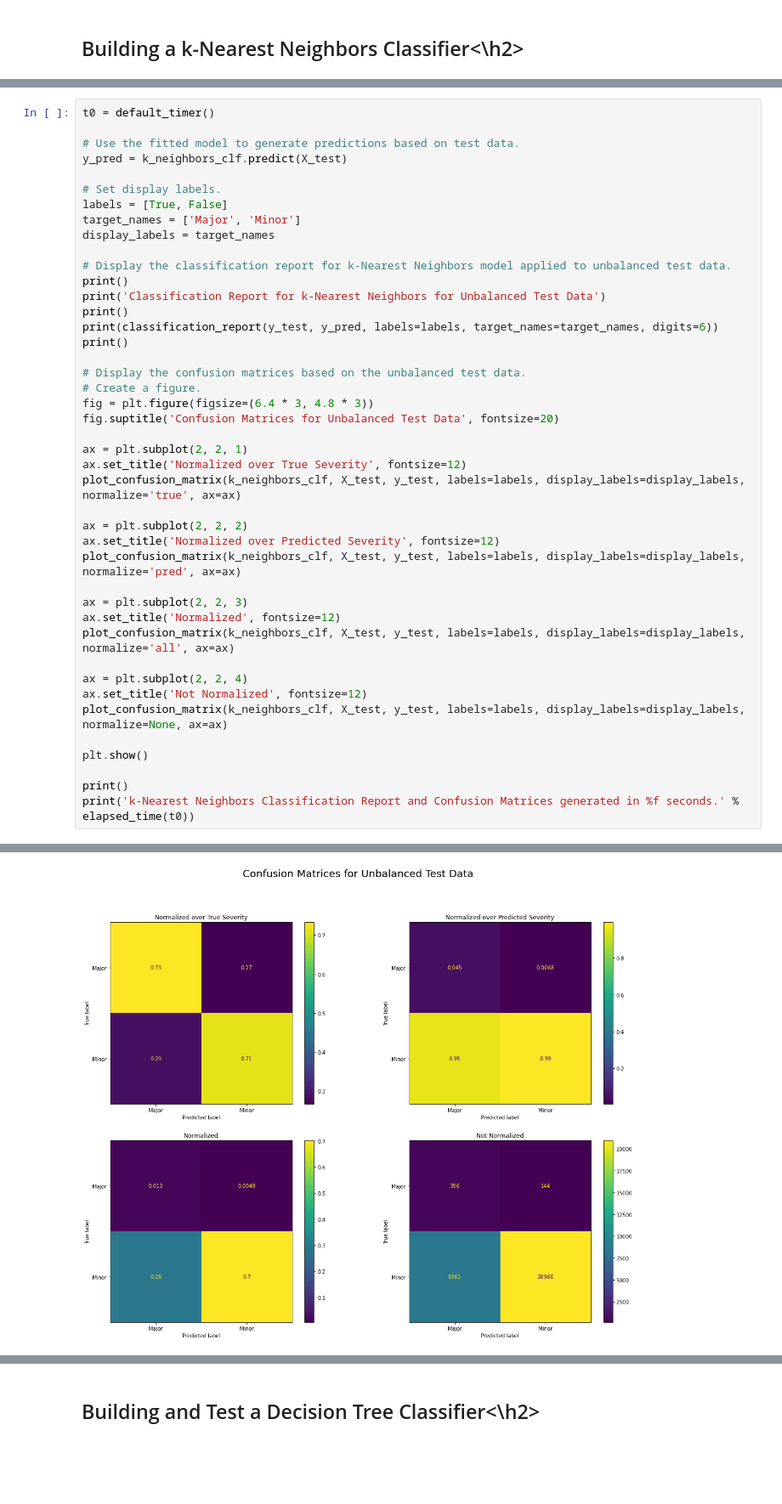
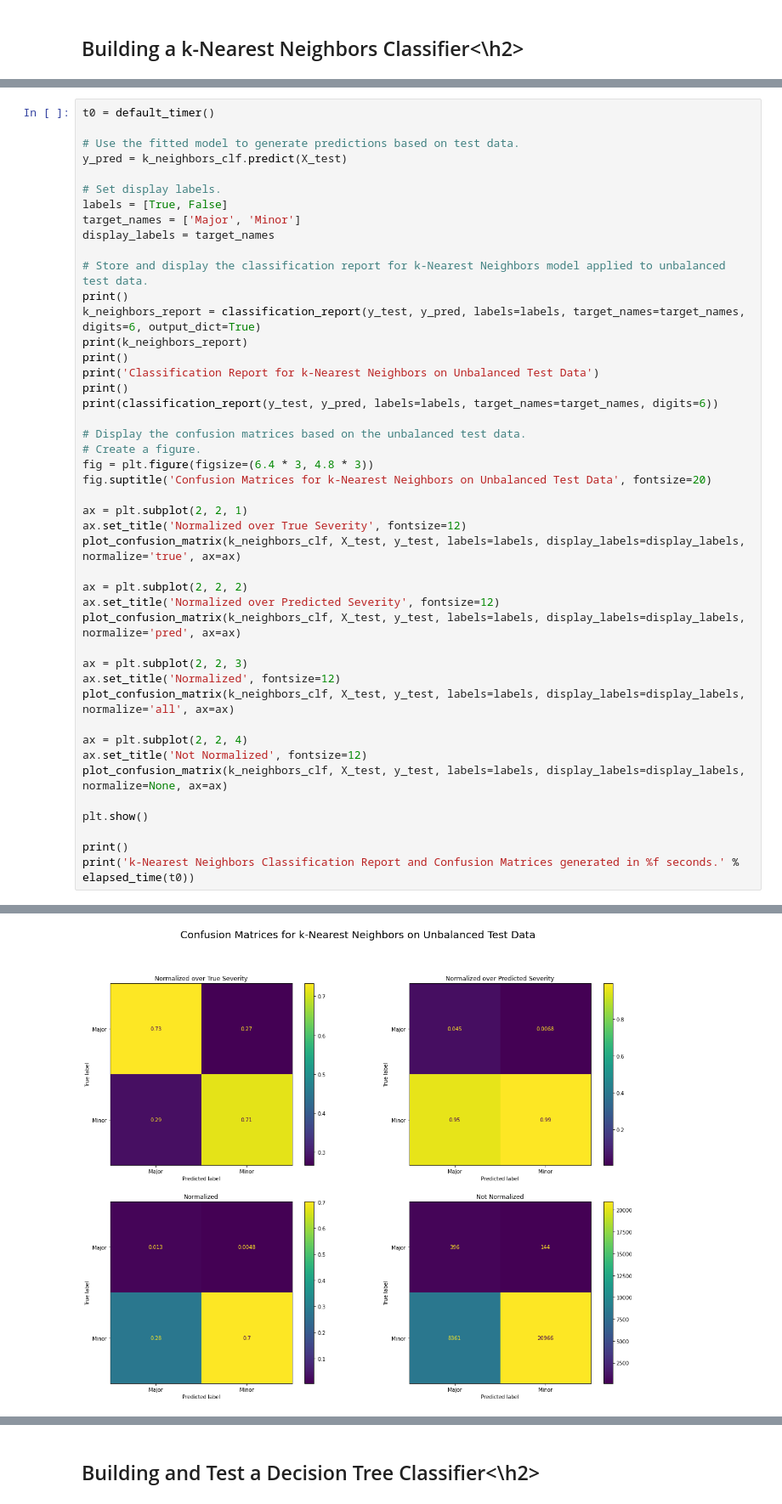
Before and after one commit to cbates79/Coursera_Capstone, a Jupyter notebook: Code for Predicting Motor Vehicle Accident Severity in Seattle, Washington.ipynb, the cells around one changed output, grey strips where cells are left out. Shown at 85% size. Drawn from its saved outputs; the diff is of its cells as text; blank space fills up the shorter version.

```diff
--- a/Code for Predicting Motor Vehicle Accident Severity in Seattle, Washington.ipynb
+++ b/Code for Predicting Motor Vehicle Accident Severity in Seattle, Washington.ipynb
@@ -1349,17 +1360,19 @@ labels = [True, False]
 target_names = ['Major', 'Minor']
 display_labels = target_names
 
-# Display the classification report for k-Nearest Neighbors model applied to unbalanced test data.
+# Store and display the classification report for k-Nearest Neighbors model applied to unbalanced test data.
 print()
-print('Classification Report for k-Nearest Neighbors for Unbalanced Test Data')
+k_neighbors_report = classification_report(y_test, y_pred, labels=labels, target_names=target_names, digits=6, output_dict=True)
+print(k_neighbors_report)
+print()
+print('Classification Report for k-Nearest Neighbors on Unbalanced Test Data')
 print()
 print(classification_report(y_test, y_pred, labels=labels, target_names=target_names, digits=6))
-print()
 
 # Display the confusion matrices based on the unbalanced test data.
 # Create a figure.
 fig = plt.figure(figsize=(6.4 * 3, 4.8 * 3))
-fig.suptitle('Confusion Matrices for Unbalanced Test Data', fontsize=20)
+fig.suptitle('Confusion Matrices for k-Nearest Neighbors on Unbalanced Test Data', fontsize=20)
 
 ax = plt.subplot(2, 2, 1)
 ax.set_title('Normalized over True Severity', fontsize=12)
@@ -1386,10 +1401,10 @@ Classification Report for k-Nearest Neighbors for Unbalanced Test Data
 
               precision    recall  f1-score   support
 
        Major   0.045221  0.733333  0.085189       540
        Minor   0.993179  0.714904  0.831374     29327
 
     accuracy                       0.715238     29867
    macro avg   0.519200  0.724119  0.458281     29867
 weighted avg   0.976039  0.715238  0.817883     29867
-[figure, old version]
+[figure, new version]
```
Also changed, not shown: parts of 59 cells of this notebook.
